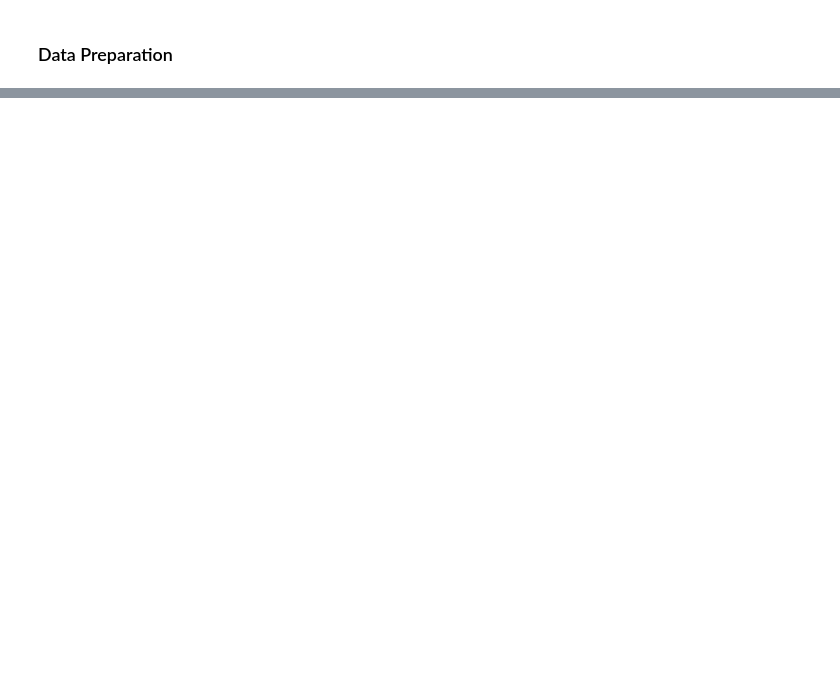
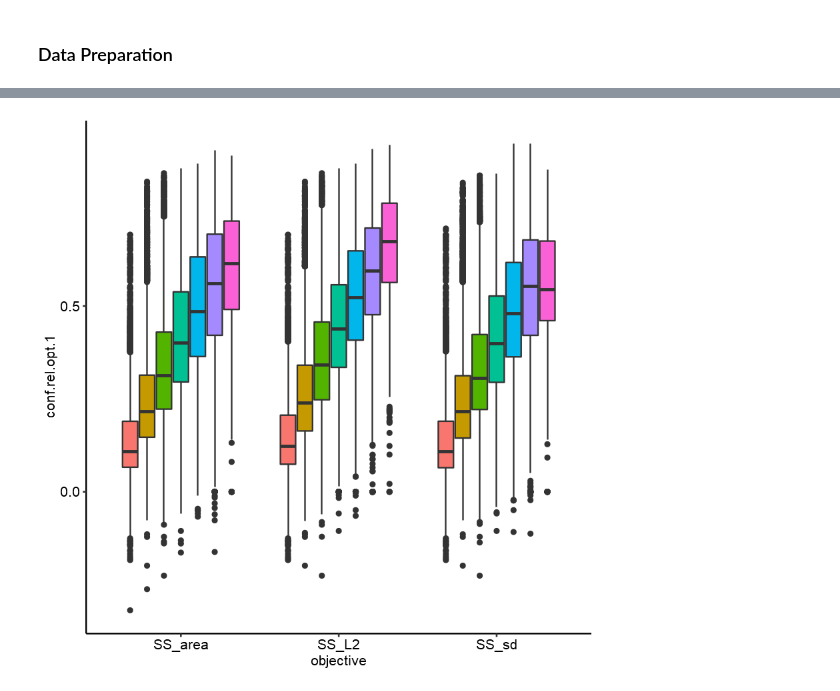
Before and after one commit to slds-lmu/paper_2021_xautoml, a Jupyter notebook: analysis/analysis_appendix_B.3.2.ipynb, the cells around one changed output, grey strips where cells are left out. Saved outputs shown, nothing was run; the diff lists cells and outputs as text; code cells hidden in the pictures; blank space fills up the shorter version.

```diff
--- a/analysis/analysis_appendix_B.3.2.ipynb
+++ b/analysis/analysis_appendix_B.3.2.ipynb
@@ -130,0 +121,9 @@ summary(data_SS_L1$conf.diff_sd)
+# %%
+data_combined = do.call("rbind", data.list)
+data_combined = data_combined[data_combined$objective %in% c("SS_L2", "SS_area", "SS_sd"),]
+# %%
+library(ggplot2)
+ggplot(data_combined, aes(x = objective, y = conf.rel.opt.1)) +
+geom_boxplot(aes(fill = as.factor(depth)))
+# %% [output]
+[figure, added]
```
Also changed, not shown: parts of 6 cells of this notebook.
